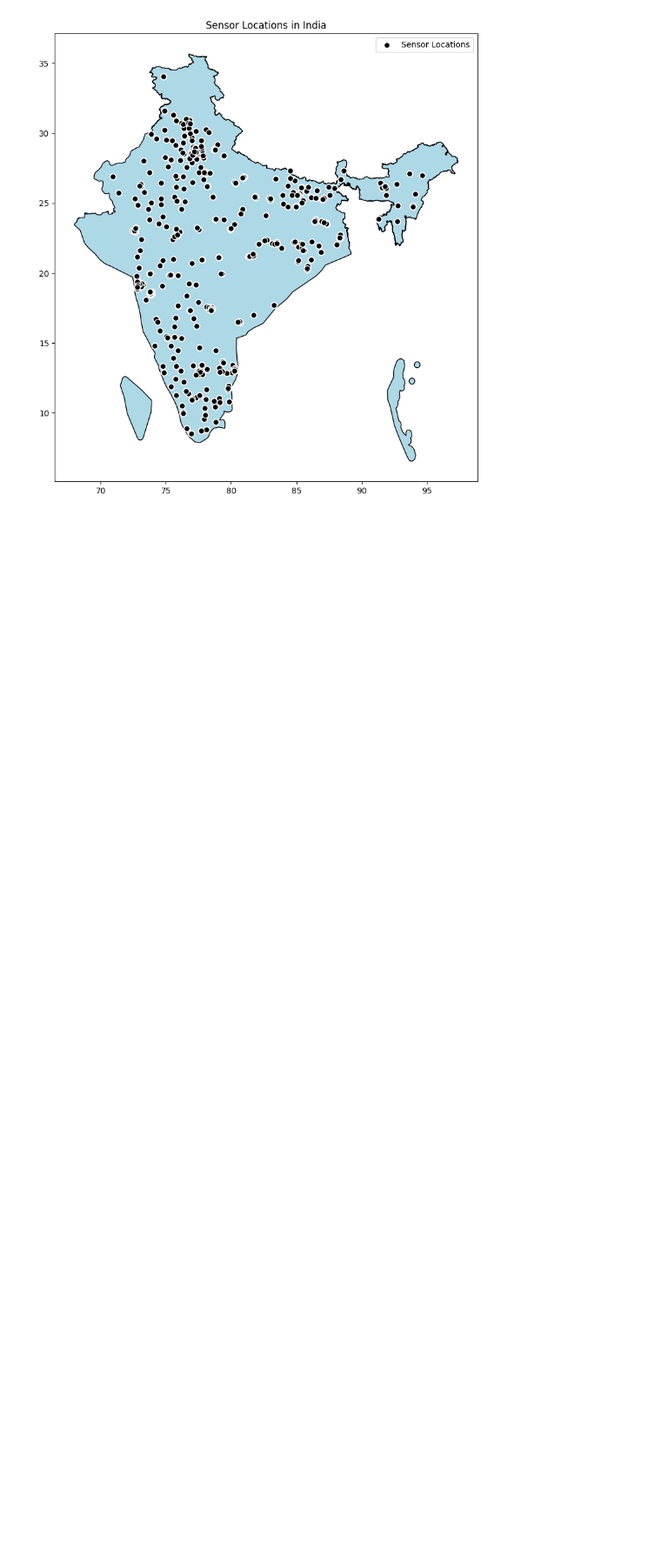
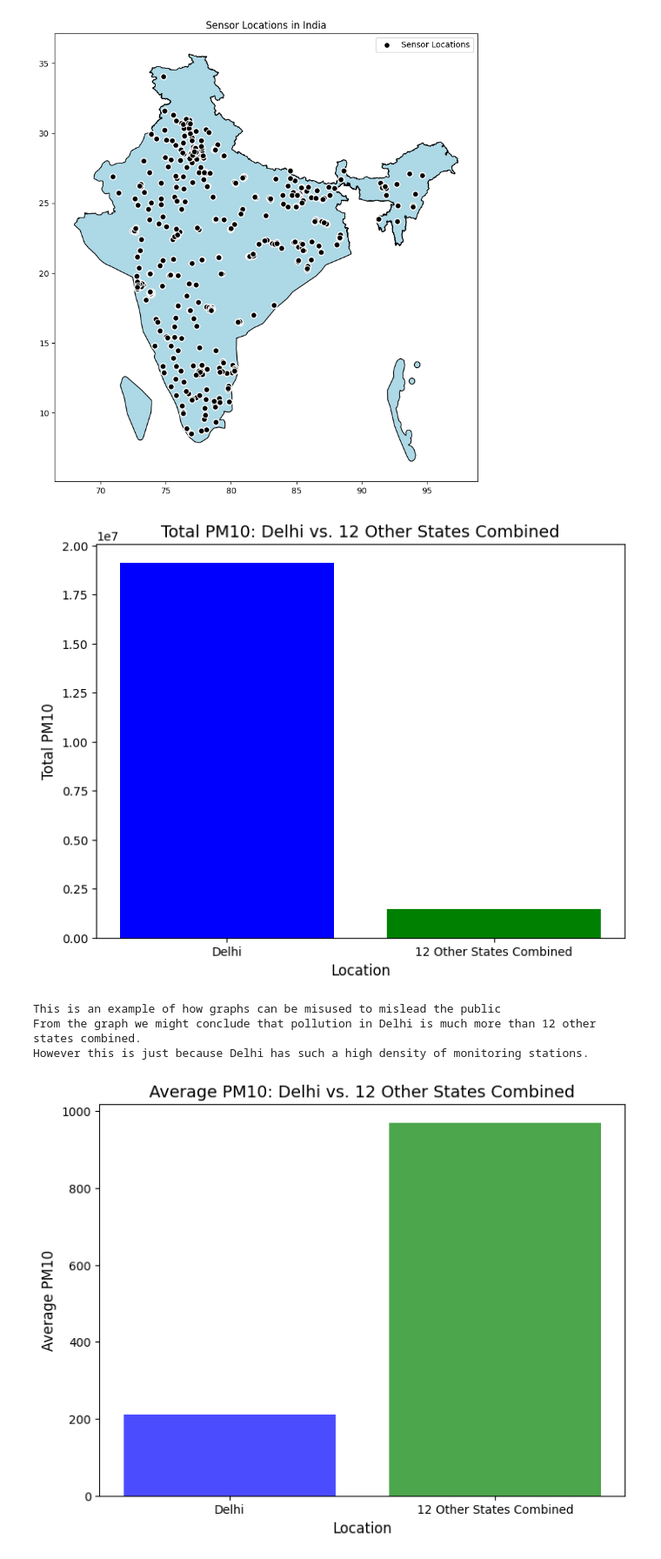
Before and after one commit to Kush-Mehta/Lab3_Assignment, a Jupyter notebook: Lab3_Assignment_J080.ipynb, the cells around one changed output. Shown: that part at 87% size. Drawn from its saved outputs; the diff is of its cells as text; code cells hidden in the pictures; blank space fills up the shorter version.

```diff
--- a/Lab3_Assignment_J080.ipynb
+++ b/Lab3_Assignment_J080.ipynb
@@ -284,7 +285,9 @@ Fund_Received
 # %%
 # Create a time series plot showing PM2.5 levels with an increment in NCAP funding for Assam.
 # Has an increment of the financing led to noticeable improvements in air quality?
-funding = df_f.copy()
+data=pd.read_csv('Data.csv')
+data['Timestamp'] = pd.to_datetime(data['Timestamp'],errors='coerce',dayfirst=True)
+funding = pd.read_csv("NCAP_Funding.csv")
 funding = funding.rename(columns={
     "State": "state",
     "Amount released during FY 2019-20": "2019-20",
@@ -424,3 +427,45 @@ plt.show()
 [figure]
 # %%
 # Tell us something new
+import matplotlib.pyplot as plt
+new_states=['Sikkim','Arunachal Pradesh','Manipur','Chandigarh','Mizoram','Puducherry','Meghalaya','Jammu and Kashmir','Nagaland','Himachal Pradesh','Tripura ','Jharkhand']
+delhi_data=data[data['state'] == 'Delhi']
+new_states_data=data[data['state'].isin(new_states)]
+delhi_pm10_total=delhi_data['PM10'].sum()
+new_states_pm10_total=new_states_data['PM10'].sum()
+
+pollution_comparison = pd.DataFrame({
+    'Location': ['Delhi', '12 Other States Combined'],
+    'Total PM10': [delhi_pm10_total, new_states_pm10_total]
+})
+
+
+plt.figure(figsize=(8, 6))
+plt.bar(pollution_comparison['Location'], pollution_comparison['Total PM10'], color=['blue', 'green'])
+plt.title('Total PM10: Delhi vs. 12 Other States Combined', fontsize=14)
+plt.xlabel('Location', fontsize=12)
+plt.ylabel('Total PM10', fontsize=12)
+plt.show()
+
+print("This is an example of how graphs can be misused to mislead the public\nFrom the graph we might conclude that pollution in Delhi is much more than 12 other states combined.\nHowever this is just because Delhi has such a high density of monitoring stations.")
+delhi_pm10_avg=delhi_data['PM10'].mean()
+new_states_pm10_avg=new_states_data['PM10'].mean()
+avg_pollution_comparison = pd.DataFrame({
+    'Location': ['Delhi', '12 Other States Combined'],
+    'Average PM10': [delhi_pm10_avg, new_states_pm10_avg*12]
+})
+
+plt.figure(figsize=(8, 6))
+plt.bar(avg_pollution_comparison['Location'], avg_pollution_comparison['Average PM10'], color=['blue', 'green'],alpha=0.7)
+plt.title('Average PM10: Delhi vs. 12 Other States Combined', fontsize=14)
+plt.xlabel('Location', fontsize=12)
+plt.ylabel('Average PM10', fontsize=12)
+plt.show()
+print("This graph shows the less misleading info that Delhi is not more polluted than 12 states combined")
+print("The policy makers should be advised not to fall for such traps by data analysts and conduct their own surveys, not depending on third party sources for pollution information")
+# %% [output]
+[figure, added]
+This is an example of how graphs can be misused to mislead the public
+From the graph we might conclude that pollution in Delhi is much more than 12 other states combined.
+However this is just because Delhi has such a high density of monitoring stations.
+[figure, added]
```
Also changed, not shown: parts of 3 cells of this notebook.
